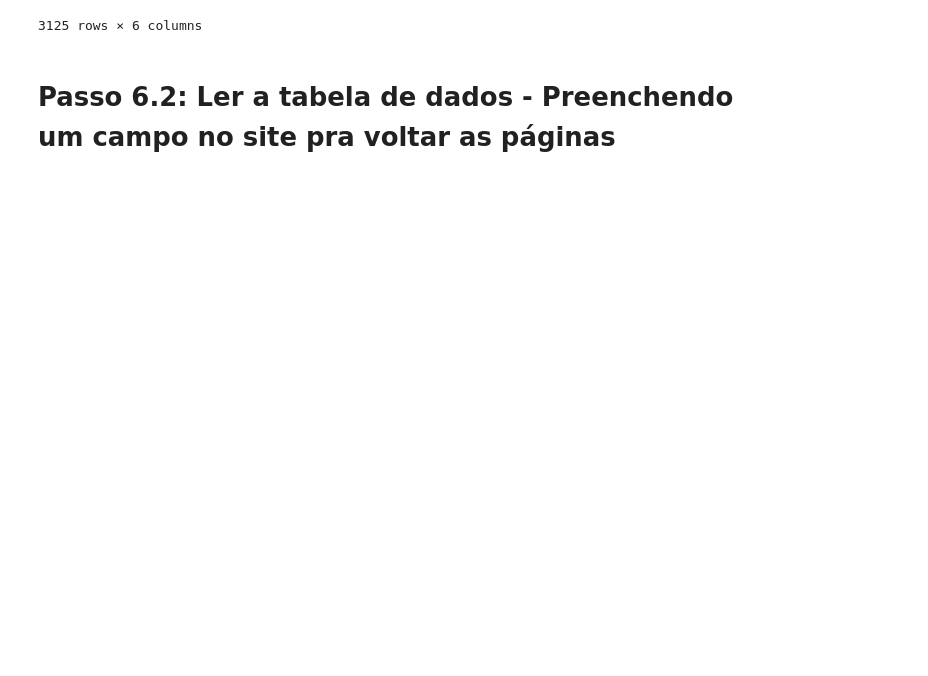
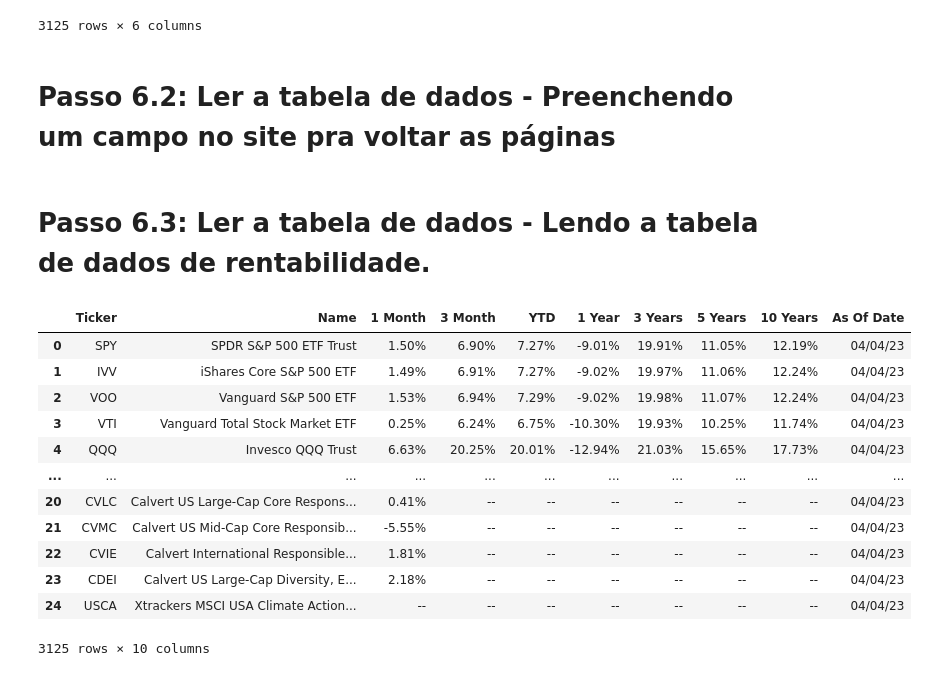
Before and after one commit to raphaelsoaresc/web-scraping, a Jupyter notebook: web-scraping.ipynb, the cells around one changed output. Cells and saved outputs as stored; diff of their text form; code cells hidden in the pictures; blank space fills up the shorter version.

Commit message:
Adicionar código para trocar aba e ler tabela de dados

```diff
--- a/web-scraping.ipynb
+++ b/web-scraping.ipynb
@@ -131,3 +131,45 @@ formulario_de_voltar_pagina = driver.find_element('xpath', '//*[@id="goToPage"]'
 formulario_de_voltar_pagina.clear()
 formulario_de_voltar_pagina.send_keys('1')
 formulario_de_voltar_pagina.send_keys(u'\ue007')
+# %% [markdown]
+# Passo 6.3: Ler a tabela de dados - Lendo a tabela de dados de rentabilidade.
+# %%
+botao_mudar_pra_performance = driver.find_element('xpath', '/html/body/div[5]/section/div/div[3]/section/div/div/div/div/div[2]/section[2]/div[2]/ul/li[2]/span')
+
+driver.execute_script('arguments[0].click();', botao_mudar_pra_performance)
+
+lista_tabela_por_pagina = []
+
+elemento = driver.find_element('xpath', '//*[@id="finderTable"]')
+
+
+for pagina in range(1, numero_paginas + 1):
+
+    html_tabela = elemento.get_attribute('outerHTML')
+
+    tabela = pd.read_html(str(html_tabela))[0]
+
+    lista_tabela_por_pagina.append(tabela)
+
+    botao_avancar_pagina = driver.find_element('xpath', '//*[@id="nextPage"]')
+
+    driver.execute_script('arguments[0].click();', botao_avancar_pagina)
+
+
+tabela_rentabilidade_etfs = pd.concat(lista_tabela_por_pagina)
+
+tabela_rentabilidade_etfs
+# %% [output]
+|  | Ticker | Name | 1 Month | 3 Month | YTD | 1 Year | 3 Years | 5 Years | 10 Years | As Of Date |
+| 0 | SPY | SPDR S&P 500 ETF Trust | 1.50% | 6.90% | 7.27% | -9.01% | 19.91% | 11.05% | 12.19% | 04/04/23 |
+| 1 | IVV | iShares Core S&P 500 ETF | 1.49% | 6.91% | 7.27% | -9.02% | 19.97% | 11.06% | 12.24% | 04/04/23 |
+| 2 | VOO | Vanguard S&P 500 ETF | 1.53% | 6.94% | 7.29% | -9.02% | 19.98% | 11.07% | 12.24% | 04/04/23 |
+| 3 | VTI | Vanguard Total Stock Market ETF | 0.25% | 6.24% | 6.75% | -10.30% | 19.93% | 10.25% | 11.74% | 04/04/23 |
+| 4 | QQQ | Invesco QQQ Trust | 6.63% | 20.25% | 20.01% | -12.94% | 21.03% | 15.65% | 17.73% | 04/04/23 |
+| ... | ... | ... | ... | ... | ... | ... | ... | ... | ... | ... |
+| 20 | CVLC | Calvert US Large-Cap Core Respons... | 0.41% | -- | -- | -- | -- | -- | -- | 04/04/23 |
+| 21 | CVMC | Calvert US Mid-Cap Core Responsib... | -5.55% | -- | -- | -- | -- | -- | -- | 04/04/23 |
+| 22 | CVIE | Calvert International Responsible... | 1.81% | -- | -- | -- | -- | -- | -- | 04/04/23 |
+| 23 | CDEI | Calvert US Large-Cap Diversity, E... | 2.18% | -- | -- | -- | -- | -- | -- | 04/04/23 |
+| 24 | USCA | Xtrackers MSCI USA Climate Action... | -- | -- | -- | -- | -- | -- | -- | 04/04/23 |
+3125 rows × 10 columns
```
Also changed, not shown: parts of 3 cells of this notebook.
